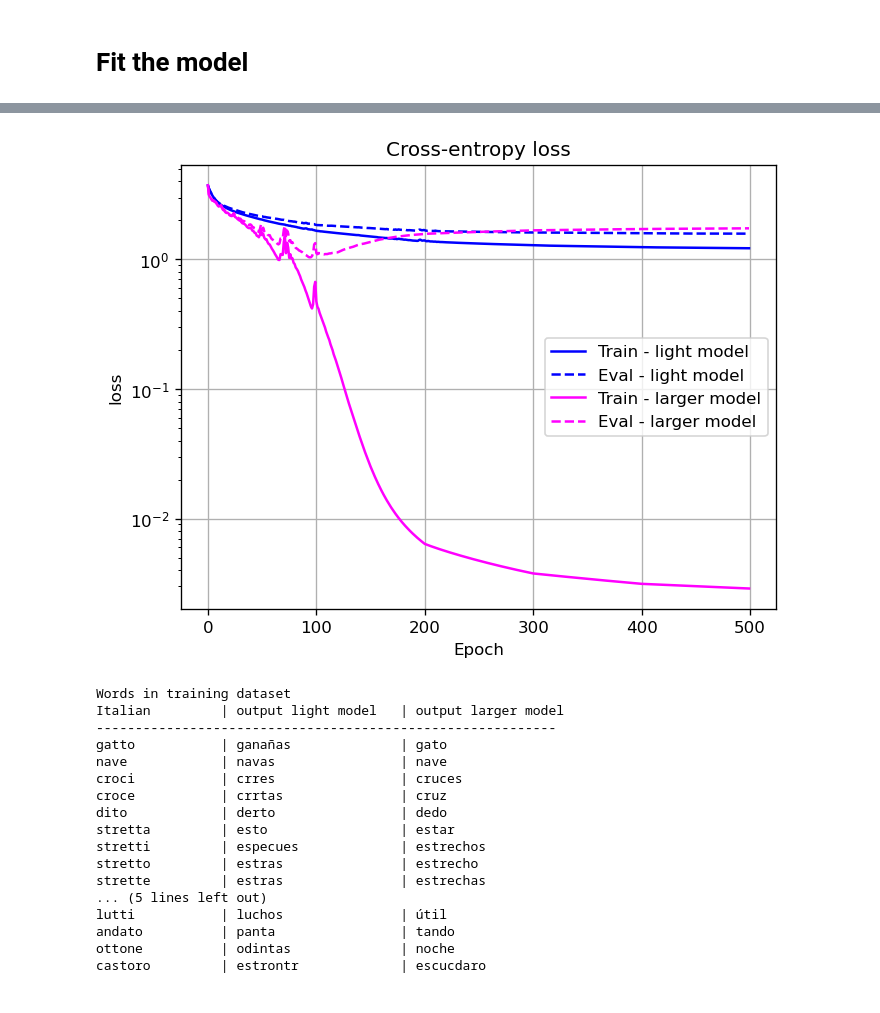
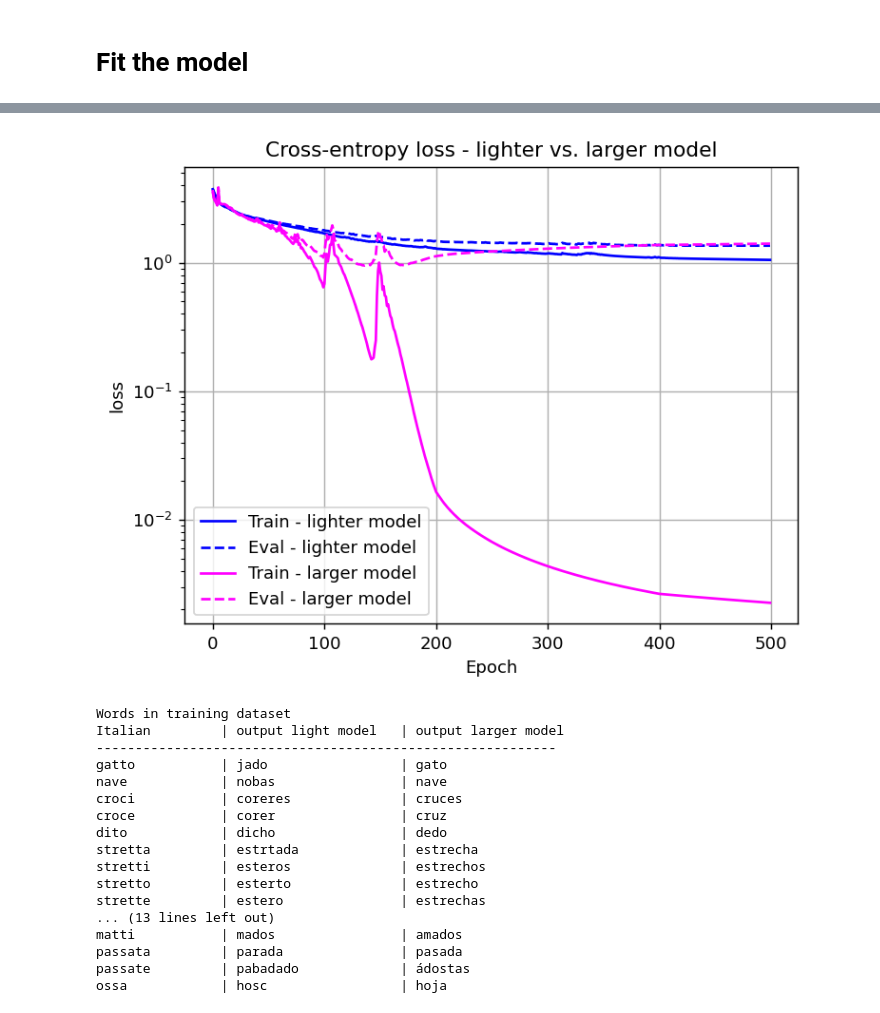
Before and after one commit to sottoviafilippo/Phonetic_correspondences, a Jupyter notebook: phonetic_correspondences_trials.ipynb, the cells around one changed output, grey strips where cells are left out. Cells and saved outputs as stored; diff of their text form; code cells hidden in the pictures.

```diff
--- a/phonetic_correspondences_trials.ipynb
+++ b/phonetic_correspondences_trials.ipynb
@@ -167,8 +167,8 @@ count_parameters_by_module(trafo)
 # %%
 
 # define and train two models, a lighter and a heabier one
-trafo1 = Transformer(n_layers = 1, d_model = 16, n_heads = 1, vocab_size = vocab_size, char_to_idx = char_to_idx, dk = 2, dv = 2, feedforward_hidden_dim_to_d_model_ratio = 2, lr = 0.01)
-trafo2 = Transformer(n_layers = 4, d_model = 32, n_heads = 8, vocab_size = vocab_size, char_to_idx = char_to_idx, dk = 8, dv = 8, feedforward_hidden_dim_to_d_model_ratio = 2, lr = 0.01)
+trafo1 = Transformer(n_layers = 1, d_model = 16, n_heads = 1, vocab_size = vocab_size, char_to_idx = char_to_idx, dk = 2, dv = 2, feedforward_hidden_dim_to_d_model_ratio = 2, lr = 0.01, scheduler_step_size=200)
+trafo2 = Transformer(n_layers = 4, d_model = 32, n_heads = 8, vocab_size = vocab_size, char_to_idx = char_to_idx, dk = 8, dv = 8, feedforward_hidden_dim_to_d_model_ratio = 2, lr = 0.01, scheduler_step_size=200)
 
 print('trafo1')
 print(trafo1.count_parameters_by_module())
@@ -201,25 +201,25 @@ Epoch  400 / 500  loss =  0.0031350571662187576  loss_eval =  1.7152636051177979
 # %%
-plt.figure(dpi = 120)
-plt.title('Cross-entropy loss')
+plt.figure(dpi = 130)
+plt.title('Cross-entropy loss - lighter vs. larger model')
 plt.xlabel('Epoch')
 plt.ylabel('loss')
 plt.grid()
-plt.semilogy(trafo1.epochs, trafo1.losses, color = 'blue', label = 'Train - light model')
-plt.semilogy(trafo1.epochs, trafo1.losses_eval, '--', color = 'blue', label = 'Eval - light model')
+plt.semilogy(trafo1.epochs, trafo1.losses, color = 'blue', label = 'Train - lighter model')
+plt.semilogy(trafo1.epochs, trafo1.losses_eval, '--', color = 'blue', label = 'Eval - lighter model')
 plt.semilogy(trafo2.epochs, trafo2.losses, color = 'magenta', label = 'Train - larger model')
 plt.semilogy(trafo2.epochs, trafo2.losses_eval, '--', color = 'magenta', label = 'Eval - larger model')
 plt.legend()
 plt.show()
 
 def translate_string(word, model):
     encoded_input = encode_source(word).unsqueeze(0)
     generated_sequence = model.generate_sequence(encoded_input).cpu().squeeze()[1:-1] # exclude sos at beginning and eos at end
 
     return decode_source(generated_sequence)
 # %% [output]
-[figure, old version]
+[figure, new version]
 # %%
-italian_words = ["gatto", "nave", "croci", "croce", "dito", "stretta", "stretti", "stretto", "strette", "pensate", "lasagna"]
+italian_words = ["gatto", "nave", "croci", "croce", "dito", "stretta", "stretti", "stretto", "strette", "pensate", "lasagna", "passato"]
 expected_spanish_cognates_1 = [translate_string(word, trafo1) for word in italian_words]
 expected_spanish_cognates_2 = [translate_string(word, trafo2) for word in italian_words]
 
@@ -230,7 +230,7 @@ print("-" * 59)
 for k in range(len(italian_words)):
     print(f"{italian_words[k]:<15} | {expected_spanish_cognates_1[k]:<20} | {expected_spanish_cognates_2[k]:<20}")
 
-italian_words = ["lutti", "andato", "ottone", "castoro"]
+italian_words = ["lutti", "parato", "parata", "parati", "parate", "ottone", "castoro", "matti", "passata", "passate", "ossa"]
 expected_spanish_cognates_1 = [translate_string(word, trafo1) for word in italian_words]
 expected_spanish_cognates_2 = [translate_string(word, trafo2) for word in italian_words]
 
@@ -244,17 +244,17 @@ for k in range(len(italian_words)):
 Words in training dataset
 Italian         | output light model   | output larger model
 -----------------------------------------------------------
-gatto           | ganañas              | gato
-nave            | navas                | nave
-croci           | crres                | cruces
-croce           | crrtas               | cruz
-dito            | derto                | dedo
-stretta         | esto                 | estar
-stretti         | especues             | estrechos
-stretto         | estras               | estrecho
-strette         | estras               | estrechas
-... (5 lines left out)
-lutti           | luchos               | útil
-andato          | panta                | tando
-ottone          | odintas              | noche
-castoro         | estrontr             | escucdaro
+gatto           | jado                 | gato
+nave            | nobas                | nave
+croci           | coreres              | cruces
+croce           | corer                | cruz
+dito            | dicho                | dedo
+stretta         | estrtada             | estrecha
+stretti         | esteros              | estrechos
+stretto         | esterto              | estrecho
+strette         | estero               | estrechas
+... (13 lines left out)
+matti           | mados                | amados
+passata         | parada               | pasada
+passate         | pabadado             | ádostas
+ossa            | hosc                 | hoja
```
Also changed, not shown: parts of 5 cells of this notebook, 1 other file.
